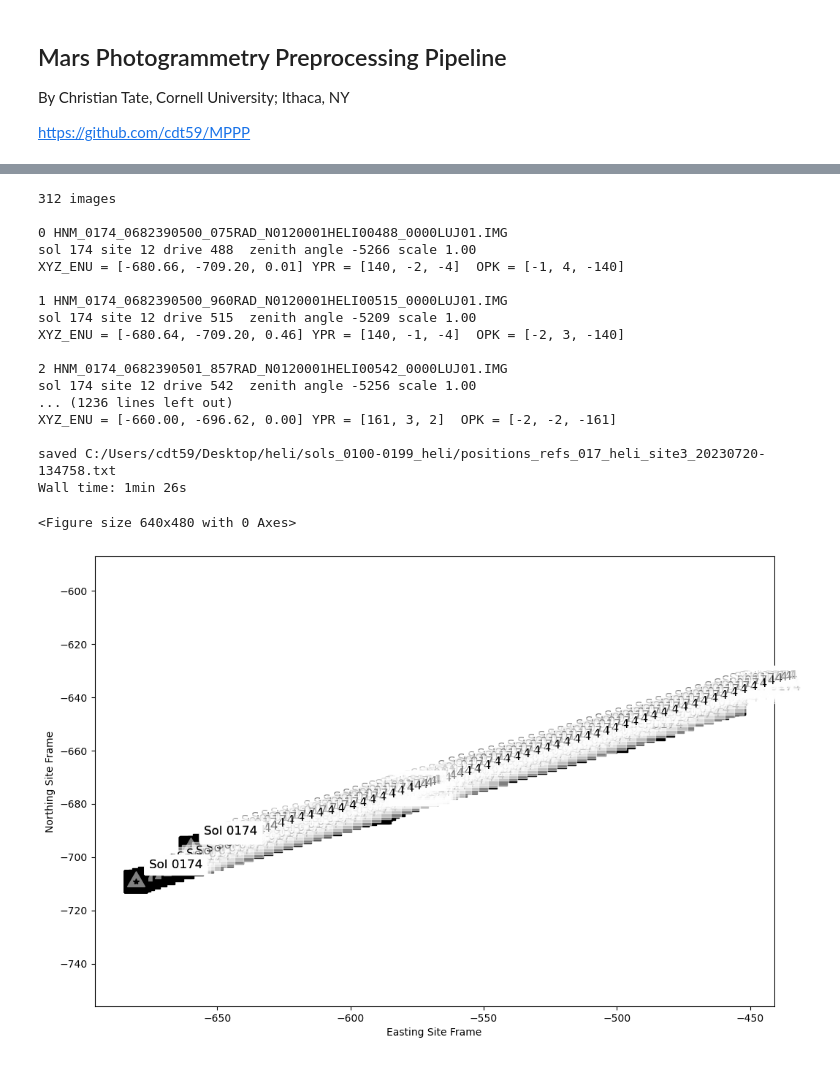
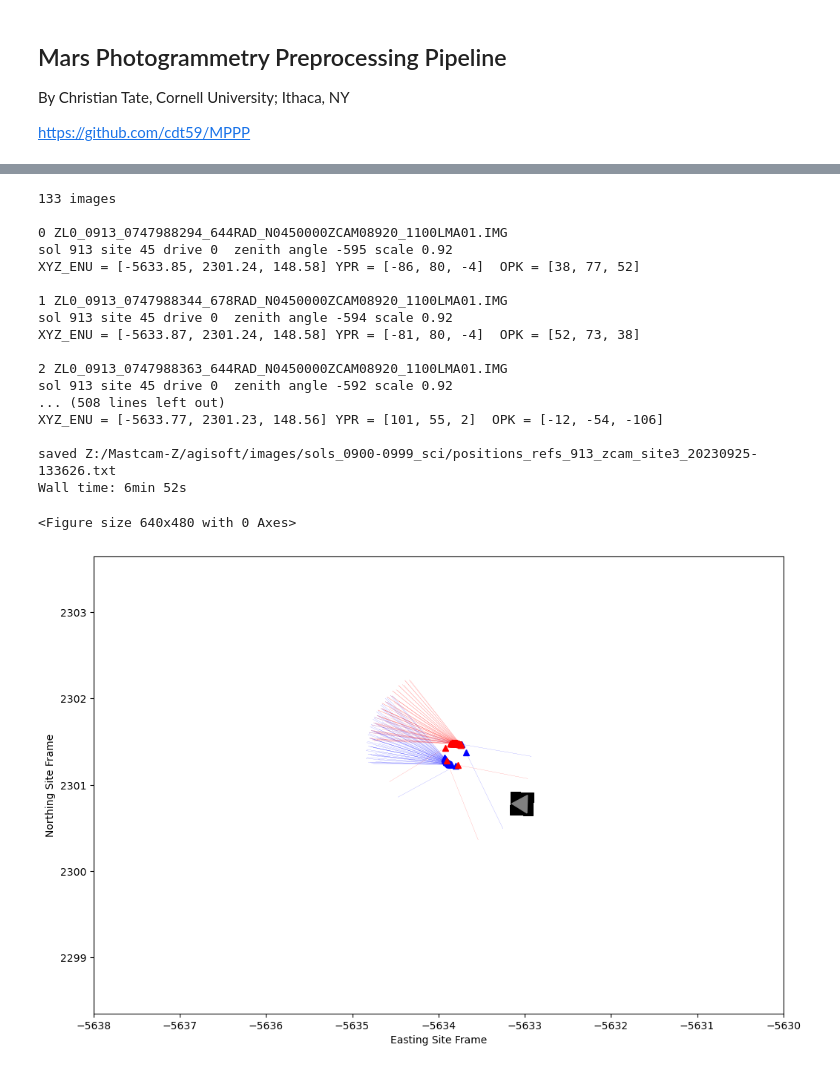
Before and after one commit to cdt59/MPPP, a Jupyter notebook: src/MPPP_notebook.ipynb, the cells around one changed output, grey strips where cells are left out. Cells and saved outputs as stored; diff of their text form; code cells hidden in the pictures.

```diff
--- a/src/MPPP_notebook.ipynb
+++ b/src/MPPP_notebook.ipynb
@@ -32,12 +32,14 @@ pre = ''
 suf = 'references'
 
 
+
+
 # Set input and output directories
 directory_input  = 'Z:/Mastcam-Z/agisoft/data'
 directory_output = 'Z:/Mastcam-Z/agisoft/images'
 
-directory_input  = 'C:/Users/cdt59/Desktop/heli/data'
-directory_output = 'C:/Users/cdt59/Desktop/heli'
+# directory_input  = 'C:/Users/cdt59/Desktop/heli/data'
+# directory_output = 'C:/Users/cdt59/Desktop/heli'
 
 # directory_input  = 'C:/Users/cdt59/Desktop/agisoft/data'
 # directory_output = 'C:/Users/cdt59/Desktop/agisoft/images'
@@ -46,9 +48,9 @@ directory_output = 'C:/Users/cdt59/Desktop/heli'
 # directory_output = directory_input
 # sol = 6
 
-sol = '17'
+sol = '913'
 
-pre = 'Z*0_0'+str(sol)+'*_07'
+pre = 'Z*0_0'+str(sol)+'*_0'
 suf = 'refs_'+str(sol).zfill(3)+'_zcam'
 
 # pre = '*F_0'+str(sol)+'*_07'
@@ -60,16 +62,17 @@ suf = 'refs_'+str(sol).zfill(3)+'_zcam'
 # pre = '*V0'+str(sol)+'*_07'
 # suf = 'refs_'+str(sol).zfill(3)+'_vec'
 
-pre = 'H*_0'+str(sol)+'*_06'
-suf = 'refs_'+str(sol).zfill(3)+'_heli'
+# pre = 'HN*_0'+str(sol)+'*_06'
+# suf = 'refs_'+str(sol).zfill(3)+'_heli'
 
 
 sequ_id = ''
+index   = ''
 
 path_input     = directory_input
 IMG_paths      = []
-IMG_paths     += sorted( glob.glob(  directory_input + '/' +pre+'*_N*'+sequ_id+'*.IMG' ) )
-IMG_paths     += sorted( glob.glob(  directory_input + '/*/ids/rdr/*/' +pre+'*_N*'+sequ_id+'*.IMG' ) )
+IMG_paths     += sorted( glob.glob(  directory_input + '/' +pre+'*_N*'+sequ_id+'*'+index+'.IMG' ) )
+IMG_paths     += sorted( glob.glob(  directory_input + '/*/ids/rdr/*/' +pre+'*_N*'+sequ_id+'*'+index+'.IMG' ) )
 
 if 'F_0' in pre or 'V' in pre or 'M' in pre:
     IMG_paths += sorted( glob.glob(  directory_input + '/datadrive/*/ids/rdr/*/' +pre+'*_N*'+sequ_id+'*.IMG' ) )
@@ -82,7 +85,6 @@ if 'Z' in pre:
 IMG_paths = IMG_paths[:]
 
 
-
 print( len(IMG_paths), 'images\n')
 
 # IMG_paths = [ 'Z:/Mastcam-Z/agisoft/data/zcam\\sol_0600s\\ZL0_0690_0728196929_035RAD_N0321184ZCAM08692_0340LMA01.IMG','Z:/Mastcam-Z/agisoft/data/zcam\\sol_0600s\\ZL0_0690_0728198458_034RAD_N0321184ZCAM08692_0340LMA01.IMG' ]
@@ -90,7 +92,7 @@ print( len(IMG_paths), 'images\n')
 # # remove duplicates in image set
 
 # %run MPPP.py
-# remove_duplicate_IMGs( IMG_paths )
+remove_duplicate_IMGs( IMG_paths )
 
 IMG_paths
 # %% [output]
@@ -115,33 +133,33 @@ IMG_paths
 # %%
 %%time
 
-# time.sleep(1000)
 
 %run MPPP.py
 
 # image_list_process( IMG_paths[::-1], directory_output, suf, find_offsets_mode = 1 )
 # image_list_process( IMG_paths[:], directory_output, suf, find_offsets_mode = 0, frame='rnav' )
-image_list_process( IMG_paths[:], directory_output, suf, find_offsets_mode = 0, frame='site3' )
+# image_list_process( IMG_paths[:], directory_output, suf, find_offsets_mode = 0, frame='site3'
+image_list_process( IMG_paths[:], directory_output, suf, angles='opk' )
 # %% [output]
-312 images
+133 images
 
-0 HNM_0174_0682390500_075RAD_N0120001HELI00488_0000LUJ01.IMG
-sol 174 site 12 drive 488  zenith angle -5266 scale 1.00
-XYZ_ENU = [-680.66, -709.20, 0.01] YPR = [140, -2, -4]  OPK = [-1, 4, -140]
+0 ZL0_0913_0747988294_644RAD_N0450000ZCAM08920_1100LMA01.IMG
+sol 913 site 45 drive 0  zenith angle -595 scale 0.92
+XYZ_ENU = [-5633.85, 2301.24, 148.58] YPR = [-86, 80, -4]  OPK = [38, 77, 52]
 
-1 HNM_0174_0682390500_960RAD_N0120001HELI00515_0000LUJ01.IMG
-sol 174 site 12 drive 515  zenith angle -5209 scale 1.00
-XYZ_ENU = [-680.64, -709.20, 0.46] YPR = [140, -1, -4]  OPK = [-2, 3, -140]
+1 ZL0_0913_0747988344_678RAD_N0450000ZCAM08920_1100LMA01.IMG
+sol 913 site 45 drive 0  zenith angle -594 scale 0.92
+XYZ_ENU = [-5633.87, 2301.24, 148.58] YPR = [-81, 80, -4]  OPK = [52, 73, 38]
 
-2 HNM_0174_0682390501_857RAD_N0120001HELI00542_0000LUJ01.IMG
-sol 174 site 12 drive 542  zenith angle -5256 scale 1.00
-... (1236 lines left out)
-XYZ_ENU = [-660.00, -696.62, 0.00] YPR = [161, 3, 2]  OPK = [-2, -2, -161]
+2 ZL0_0913_0747988363_644RAD_N0450000ZCAM08920_1100LMA01.IMG
+sol 913 site 45 drive 0  zenith angle -592 scale 0.92
+... (508 lines left out)
+XYZ_ENU = [-5633.77, 2301.23, 148.56] YPR = [101, 55, 2]  OPK = [-12, -54, -106]
 
-saved C:/Users/cdt59/Desktop/heli/sols_0100-0199_heli/positions_refs_017_heli_site3_20230720-134758.txt
-Wall time: 1min 26s
+saved Z:/Mastcam-Z/agisoft/images/sols_0900-0999_sci/positions_refs_913_zcam_site3_20230925-133626.txt
+Wall time: 6min 52s
 <Figure size 640x480 with 0 Axes>
-[figure, old version]
+[figure, new version]
 # %%
 %run MPPP.py
 
```
Also changed, not shown: parts of 14 cells of this notebook, 3 other files.
